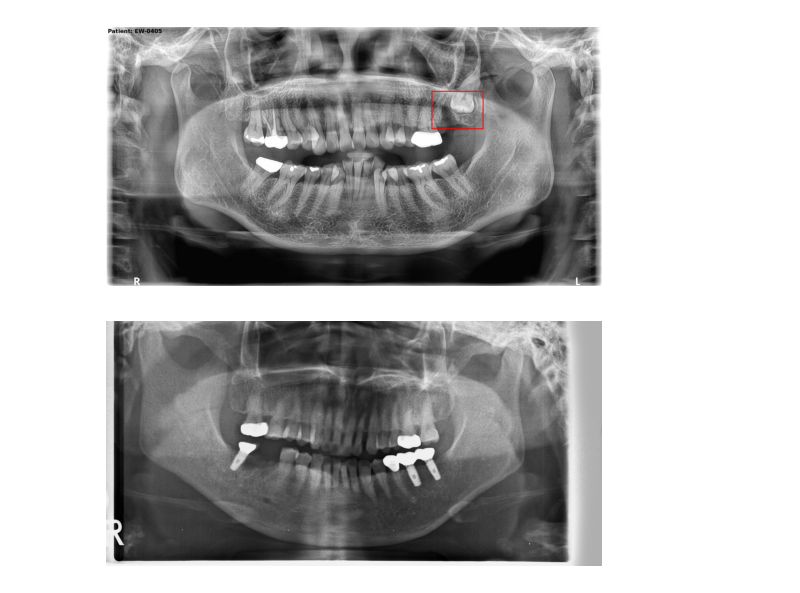
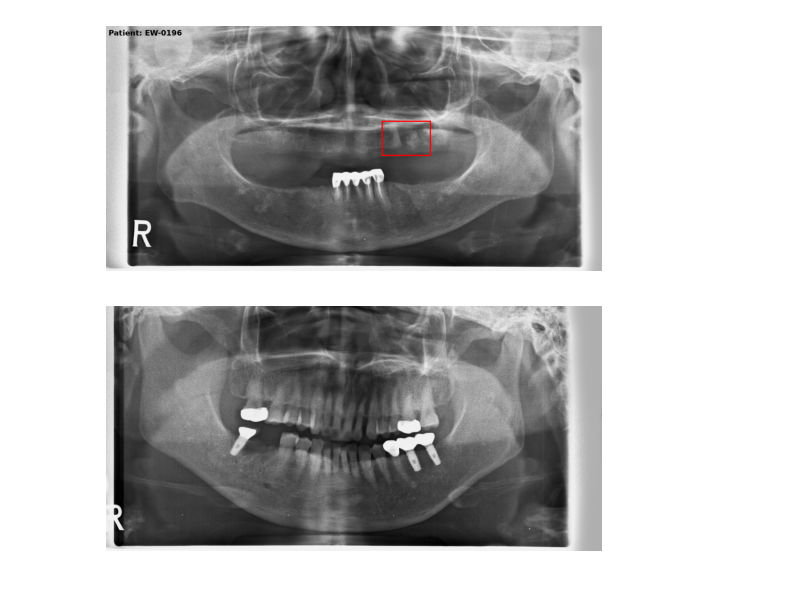
Before and after one commit to kimdj98/onj_, a Jupyter notebook: scripts/viz_PA_label.ipynb, the cells around one changed output. Saved outputs shown, nothing was run; the diff lists cells and outputs as text; code cells hidden in the pictures.

```diff
--- a/scripts/viz_PA_label.ipynb
+++ b/scripts/viz_PA_label.ipynb
@@ -83,9 +83,9 @@ def viz(patient):
     plt.axis("off")  # Hide axis
     plt.show()
 # %%
-viz("EW-0405")
+viz("EW-0196")
 # %% [output]
-[figure, old version]
+[figure, new version]
 # %%
 def viz_wo_bbox(patient):
     """
```
Also changed, not shown: 2 other files.
